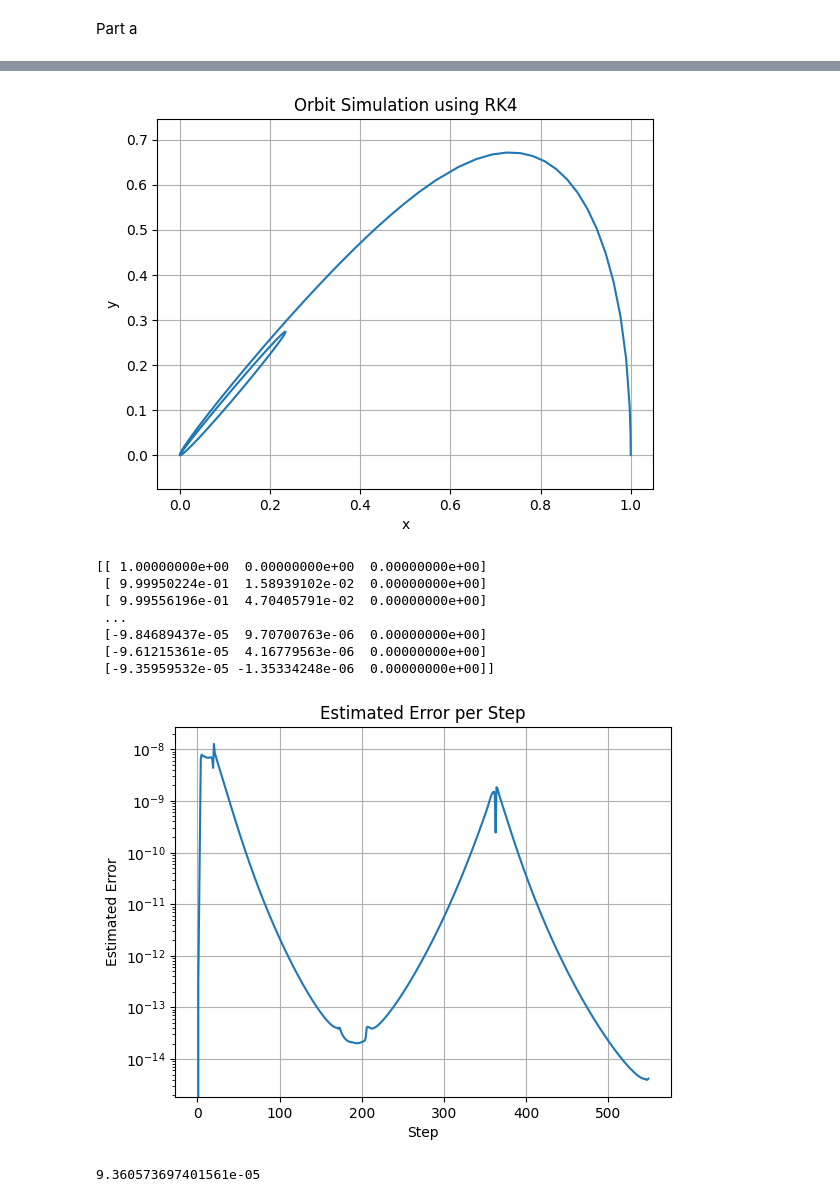
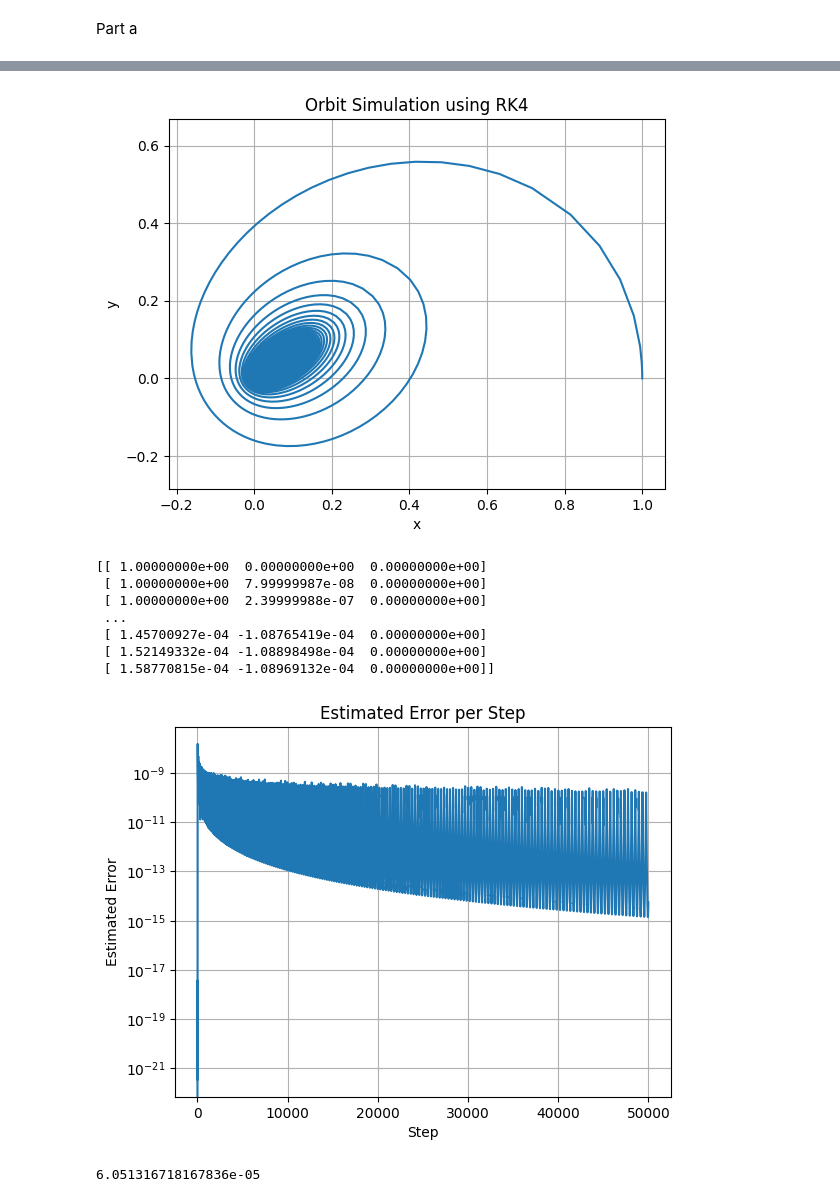
Before and after one commit to ndh3286-dev/CompPhys_HW, a Jupyter notebook: HW4/2.ipynb, the cells around one changed output, grey strips where cells are left out. Cells and saved outputs as stored; diff of their text form; code cells hidden in the pictures.

```diff
--- a/HW4/2.ipynb
+++ b/HW4/2.ipynb
@@ -31,7 +31,7 @@ def rk4_step(r, v, dt, alpha_dispersion=0, A=1, B=1):
     v_next = v + (dt / 6) * (k1_v + 2 * k2_v + 2 * k3_v + k4_v)
 
     return r_next, v_next
-def simulate_orbit(r0, v0, dt, tf, tol=1e-7, alpha_dispersion=0):
+def simulate_orbit(r0, v0, dt, tf, tol=1e-7, alpha_dispersion=0, A=1, B=1):
     num_steps = int(tf / dt)
     r = np.zeros((num_steps//2, 3))
     v = np.zeros((num_steps//2, 3))
@@ -42,12 +42,12 @@ def simulate_orbit(r0, v0, dt, tf, tol=1e-7, alpha_dispersion=0):
 
     i = 1
     while i < num_steps//2:
-        r1, v1 = rk4_step(r[i-1], v[i-1], dt, alpha_dispersion)
-        r1, v1 = rk4_step(r1, v1, dt, alpha_dispersion)
-        r2, v2 = rk4_step(r[i-1], v[i-1], 2*dt, alpha_dispersion)
+        r1, v1 = rk4_step(r[i-1], v[i-1], dt, alpha_dispersion, A=A, B=B)
+        r1, v1 = rk4_step(r1, v1, dt, alpha_dispersion, A=A, B=B)
+        r2, v2 = rk4_step(r[i-1], v[i-1], 2*dt, alpha_dispersion, A=A, B=B)
         norm = np.linalg.norm(r2-r1)
-        if norm == 0:  # Add a small threshold to prevent division by zero
-            norm = 1e-25
+        if norm < 1e-20:  # Add a small threshold to prevent division by zero
+            norm = 1e-20
         rho = 30 * dt * tol / norm
         if rho >= 1:
             r[i] = r1
@@ -123,7 +123,7 @@ Step 15000, dt=1.5666361885059006e-07, Error Estimate=1.5594573649469246e-14
 [figure]
 # %%
-v_0 = .8
-r, v, err, energy = simulate_orbit(np.array([1, 0, 0]), np.array([0, v_0, 0]), 1e-2, 11, alpha_dispersion=1)
+v_0 = .4
+r, v, err, energy = simulate_orbit(np.array([1, 0, 0]), np.array([0, v_0, 0]), 1e-7, 1e-2, alpha_dispersion=1, A=.5, B=3)
 plt.plot(r[:, 0], r[:, 1])
 # plt.ylim(-1e-3, 1e-3)
 
@@ -175,10 +175,10 @@ Step 550, dt=4.182862095908472e-08, Error Estimate=4.174912621785236e-15
-[figure, old version]
+[figure, new version]
 [[ 1.00000000e+00  0.00000000e+00  0.00000000e+00]
- [ 9.99950224e-01  1.58939102e-02  0.00000000e+00]
- [ 9.99556196e-01  4.70405791e-02  0.00000000e+00]
+ [ 1.00000000e+00  7.99999987e-08  0.00000000e+00]
+ [ 1.00000000e+00  2.39999988e-07  0.00000000e+00]
  ...
- [-9.84689437e-05  9.70700763e-06  0.00000000e+00]
- [-9.61215361e-05  4.16779563e-06  0.00000000e+00]
- [-9.35959532e-05 -1.35334248e-06  0.00000000e+00]]
+ [ 1.45700927e-04 -1.08765419e-04  0.00000000e+00]
+ [ 1.52149332e-04 -1.08898498e-04  0.00000000e+00]
+ [ 1.58770815e-04 -1.08969132e-04  0.00000000e+00]]
-[figure, old version]
+[figure, new version]
-9.360573697401561e-05
+6.051316718167836e-05
```
Also changed, not shown: parts of 6 cells of this notebook.
